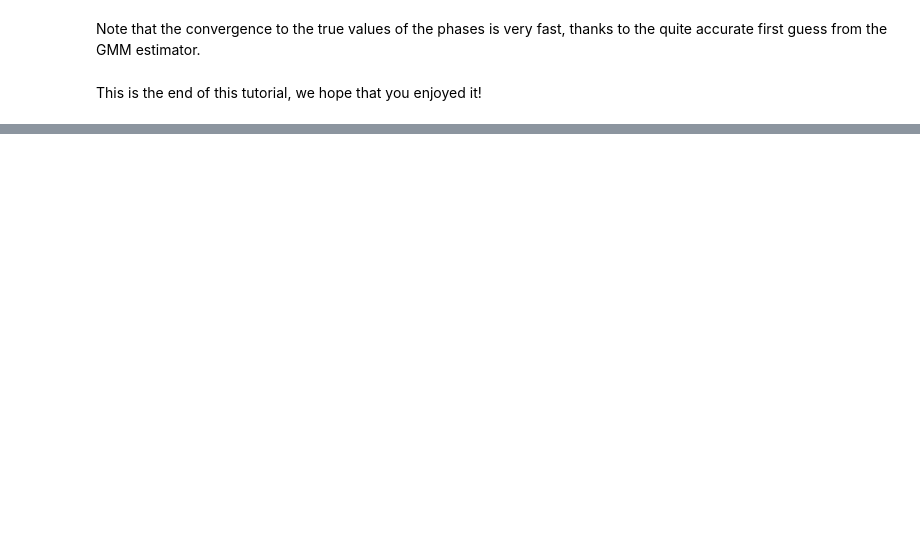
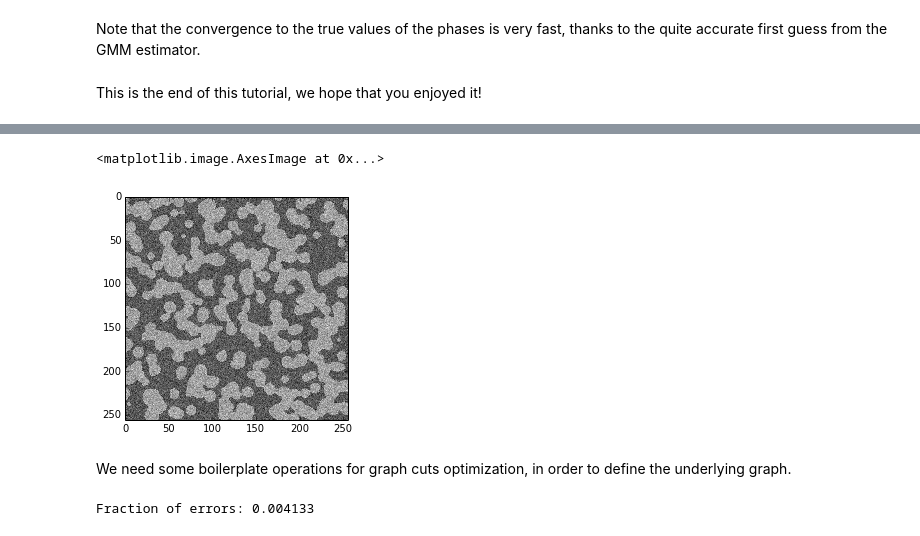
Before and after one commit to emmanuelle/image-processing-tutorials, a Jupyter notebook: binary_segmentation.ipynb, the cells around one changed output, grey strips where cells are left out. Drawn from its saved outputs; the diff is of its cells as text; code cells hidden in the pictures; blank space fills up the shorter version.

Commit message:
Questions and answers sections: 3-D images

```diff
--- a/binary_segmentation.ipynb
+++ b/binary_segmentation.ipynb
@@ -429,0 +444,25 @@ This is the end of this tutorial, we hope that you enjoyed it!
+# %%
+def binary_blobs(length=512, blob_size_fraction=0.05, n_dim=2,
+                 volume_fraction=0.5, seed=None):
+    """
+    Generate synthetic binary image with several rounded blob-like objects.
+    """
+    rs = np.random.RandomState(seed)
+    shape = tuple([length] * n_dim)
+    mask = np.zeros(shape)
+    n_pts = max(int(1. / blob_size_fraction) ** n_dim, 1)
+    points = (length * rs.rand(n_dim, n_pts)).astype(np.int)
+    mask[[indices for indices in points]] = 1
+    mask = filters.gaussian_filter(mask, sigma=0.25 * length * blob_size_fraction)
+    threshold = np.percentile(mask, 100 * (1 - volume_fraction))
+    return np.logical_not(mask < threshold)
+
+im = binary_blobs(length=256, n_dim=3)[100:120]
+im = 2 * (im - 0.5)
+noisy_im = im + 0.6 * np.random.randn(*im.shape)
+plt.imshow(noisy_im[10], cmap='gray', interpolation='nearest')
+# %% [output]
+<matplotlib.image.AxesImage at 0x...>
+[figure, added]
+# %% [markdown]
+We need some boilerplate operations for graph cuts optimization, in order to define the underlying graph.
@@ -429,0 +491,5 @@ This is the end of this tutorial, we hope that you enjoyed it!
+# %%
+errors_gco = np.logical_not(result_gco == (im > 0))
+print('Fraction of errors: %f' %errors_gco.mean())
+# %% [output]
+Fraction of errors: 0.004133
```
Also changed, not shown: parts of 23 cells of this notebook.
